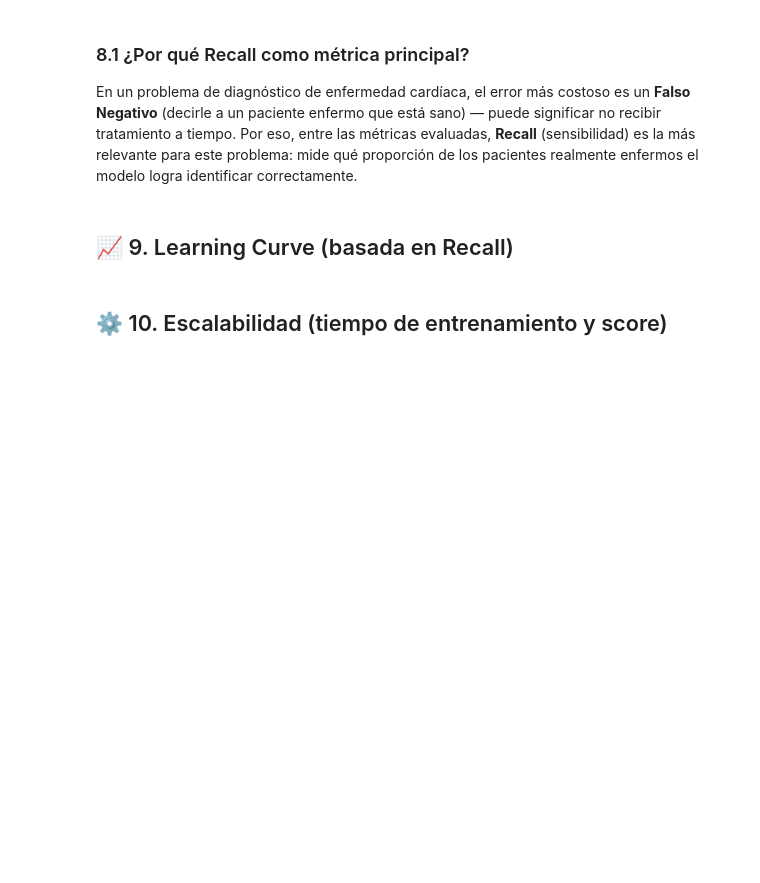
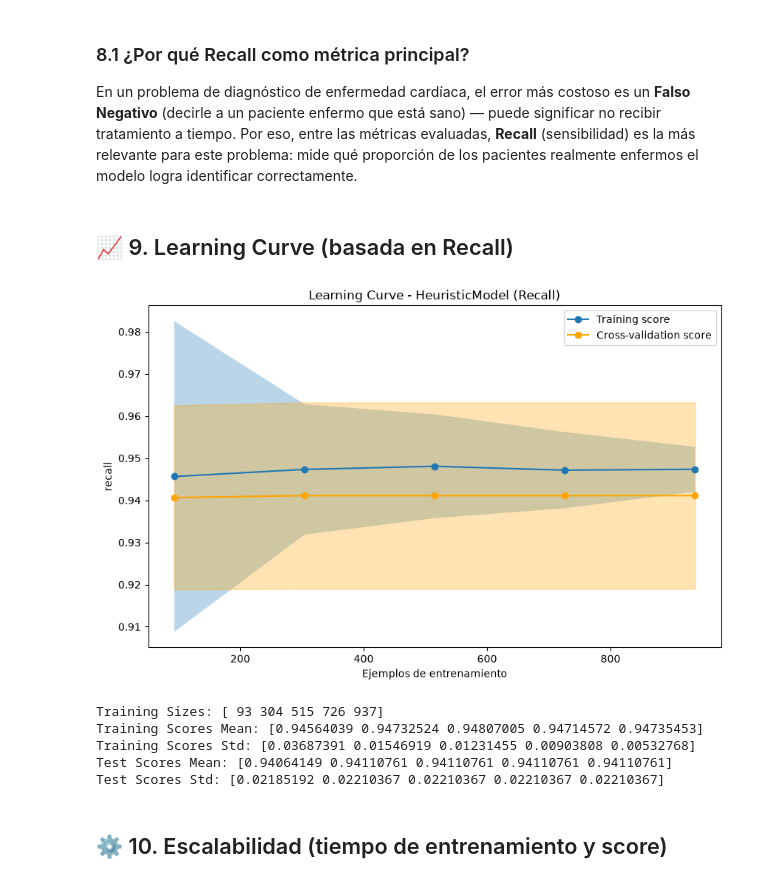
Before and after one commit to ChrisCeb17/hearth-project, a Jupyter notebook: notebooks/5-models/5modelobase_cdcv_20260825.ipynb, the cells around one changed output. Saved outputs shown, nothing was run; the diff lists cells and outputs as text; code cells hidden in the pictures; blank space fills up the shorter version.

```diff
--- a/notebooks/5-models/5modelobase_cdcv_20260825.ipynb
+++ b/notebooks/5-models/5modelobase_cdcv_20260825.ipynb
@@ -52,7 +54,9 @@ print("Pandas version:", pd.__version__)
 # %%
 DATA_DIR = Path.cwd().resolve().parents[1] / "data"
 
-df = pd.read_parquet(DATA_DIR / "02_intermediate" / "corazon_type_fixed.parquet", engine="pyarrow")
+df = pd.read_parquet(
+    DATA_DIR / "02_intermediate" / "corazon_type_fixed.parquet", engine="pyarrow"
+)
 
 TARGET = "disease"
 df[TARGET] = df[TARGET].astype(int)
@@ -169,7 +234,11 @@ class HeuristicModel(BaseEstimator, ClassifierMixin):
         predictions = []
         for row in X:
             chest_pain, thal, ca = row[0], row[1], row[2]
-            if (chest_pain == chest_pain_riesgo) or (thal in thal_riesgo) or (ca > ca_umbral):
+            if (
+                (chest_pain == chest_pain_riesgo)
+                or (thal in thal_riesgo)
+                or (ca > ca_umbral)
+            ):
                 predictions.append(1)
             else:
                 predictions.append(0)
@@ -213,7 +296,9 @@ plt.show()
 # %% [markdown]
 ## 🎯 8. Evaluación final en test set (modelo heurístico)
 # %%
-model_pipe = Pipeline(steps=[("preprocessor", preprocessor), ("model", HeuristicModel())])
+model_pipe = Pipeline(
+    steps=[("preprocessor", preprocessor), ("model", HeuristicModel())]
+)
 model_pipe.fit(x_train, y_train)
 
 y_pred = model_pipe.predict(x_test)
@@ -243,35 +341,47 @@ common_params = {
     "cv": ShuffleSplit(n_splits=50, test_size=0.2, random_state=123),
     "n_jobs": -1,
     "return_times": True,
 }
 
 scoring_metric = "recall"
 
 train_sizes, train_scores, test_scores, fit_times, score_times = learning_curve(
     model_pipe, **common_params, scoring=scoring_metric
 )
 
 train_mean, train_std = np.mean(train_scores, axis=1), np.std(train_scores, axis=1)
 test_mean, test_std = np.mean(test_scores, axis=1), np.std(test_scores, axis=1)
 fit_times_mean, fit_times_std = np.mean(fit_times, axis=1), np.std(fit_times, axis=1)
-score_times_mean, score_times_std = np.mean(score_times, axis=1), np.std(score_times, axis=1)
+score_times_mean, score_times_std = (
+    np.mean(score_times, axis=1),
+    np.std(score_times, axis=1),
+)
 
 fig, ax = plt.subplots(figsize=(10, 6))
 ax.plot(train_sizes, train_mean, "o-", label="Training score")
 ax.plot(train_sizes, test_mean, "o-", color="orange", label="Cross-validation score")
 ax.fill_between(train_sizes, train_mean - train_std, train_mean + train_std, alpha=0.3)
-ax.fill_between(train_sizes, test_mean - test_std, test_mean + test_std, alpha=0.3, color="orange")
+ax.fill_between(
+    train_sizes, test_mean - test_std, test_mean + test_std, alpha=0.3, color="orange"
+)
 ax.set_title(f"Learning Curve - {model.__class__.__name__} (Recall)")
 ax.set_xlabel("Ejemplos de entrenamiento")
 ax.set_ylabel(scoring_metric)
 ax.legend(loc="best")
 plt.show()
 
 print("Training Sizes:", train_sizes)
 print("Training Scores Mean:", train_mean)
 print("Training Scores Std:", train_std)
 print("Test Scores Mean:", test_mean)
 print("Test Scores Std:", test_std)
+# %% [output]
+[figure, added]
+Training Sizes: [ 93 304 515 726 937]
+Training Scores Mean: [0.94564039 0.94732524 0.94807005 0.94714572 0.94735453]
+Training Scores Std: [0.03687391 0.01546919 0.01231455 0.00903808 0.00532768]
+Test Scores Mean: [0.94064149 0.94110761 0.94110761 0.94110761 0.94110761]
+Test Scores Std: [0.02185192 0.02210367 0.02210367 0.02210367 0.02210367]
 # %% [markdown]
 ## ⚙️ 10. Escalabilidad (tiempo de entrenamiento y score)
 # %%
```
Also changed, not shown: parts of 13 cells of this notebook, 1 other file.
